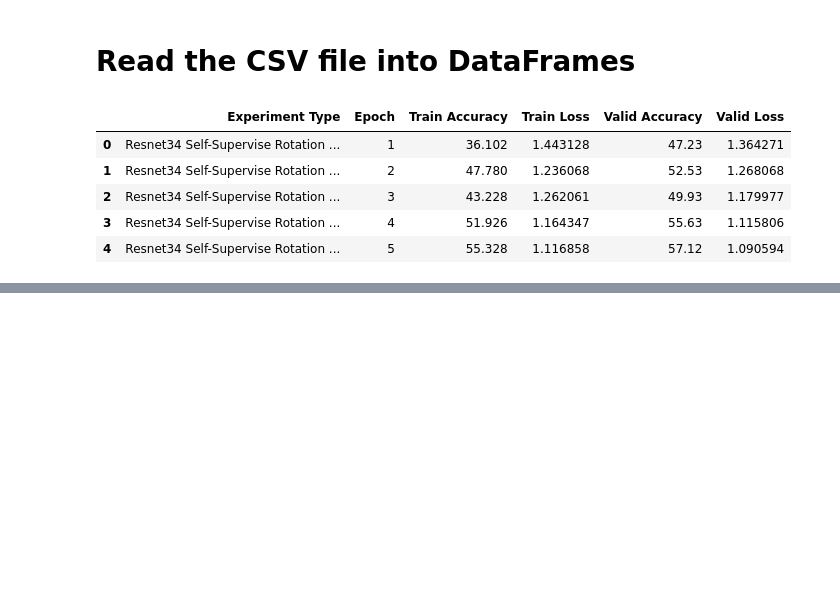
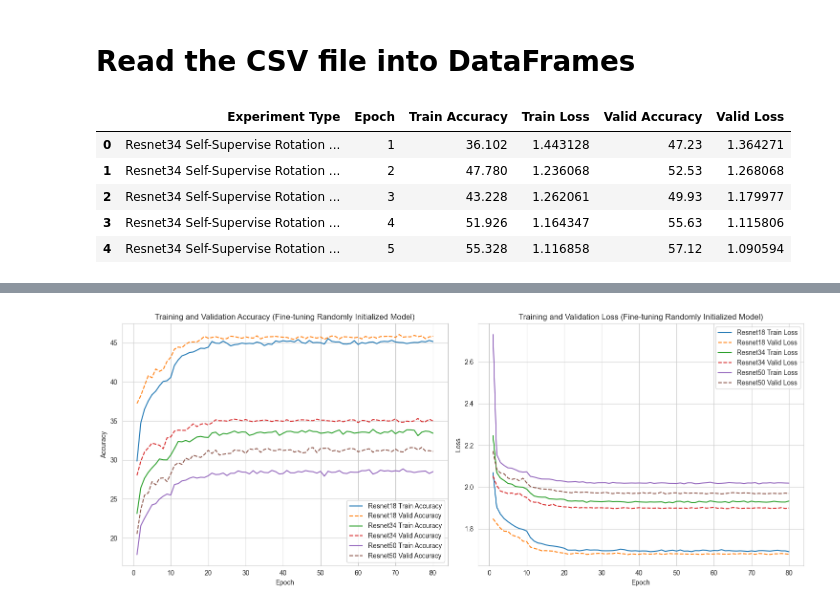
Before and after one commit to whats2000/Deep-Learning, a Jupyter notebook: PyTorch/Class/pytorch104/A4.ipynb, the cells around one changed output, grey strips where cells are left out. Saved outputs shown, nothing was run; the diff lists cells and outputs as text; code cells hidden in the pictures; blank space fills up the shorter version.

```diff
--- a/PyTorch/Class/pytorch104/A4.ipynb
+++ b/PyTorch/Class/pytorch104/A4.ipynb
@@ -2689,0 +2759,5 @@ total_model_report.tail()
+# %%
+# Re-running the function without points on the plot
+plot_model_performance_no_points(total_model_report, 'Fine-tuning Randomly Initialized Model')
+# %% [output]
+[figure, added]
```
Also changed, not shown: parts of 9 cells of this notebook, 6 other files.
